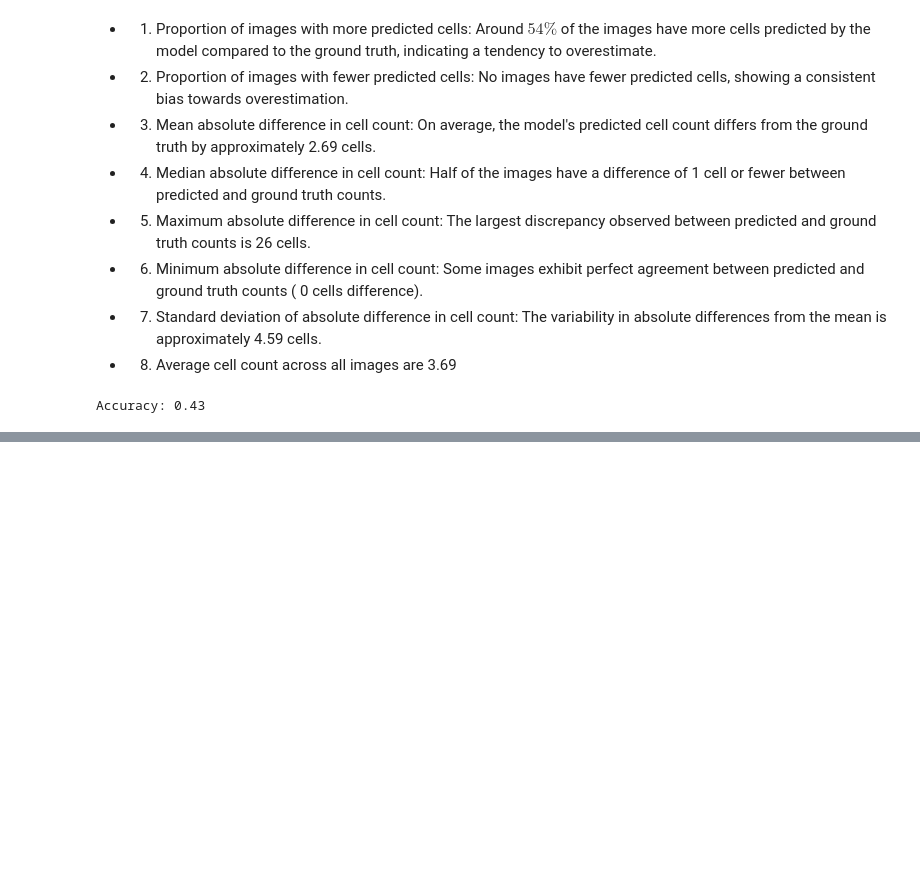
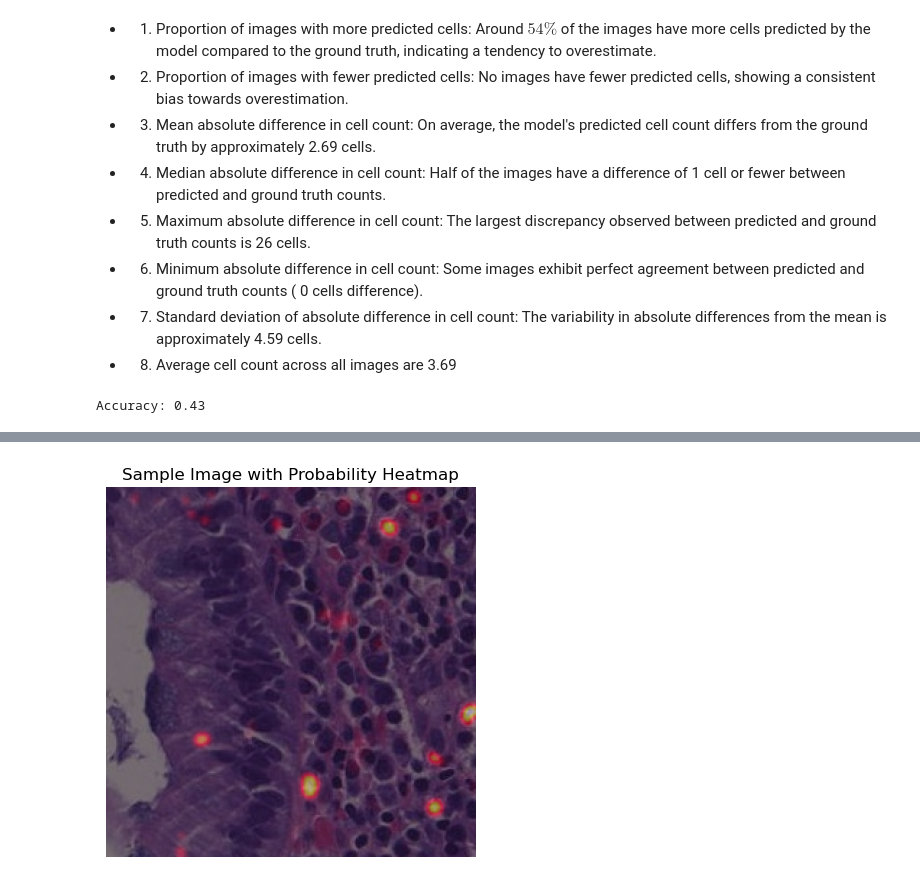
Before and after one commit to Marcusnsr/Bachelor, a Jupyter notebook: Timm_U_net_BN_V2.ipynb, the cells around one changed output, grey strips where cells are left out. Drawn from its saved outputs; the diff is of its cells as text; code cells hidden in the pictures; blank space fills up the shorter version.

```diff
--- a/Timm_U_net_BN_V2.ipynb
+++ b/Timm_U_net_BN_V2.ipynb
@@ -440,0 +436,23 @@ show_heatmap(another_image_heatmap)
+# %%
+# Plot a sample heatmap on top of the original image
+sample_idx = 0
+sample_img = test_dls.items[sample_idx]
+sample_img = PILImage.create(sample_img)
+sample_img = sample_img.resize((256, 256))
+sample_img = np.array(sample_img)
+
+# Normalize the heatmap
+heatmap = heatmaps[sample_idx]
+heatmap = (heatmap - np.min(heatmap)) / (np.max(heatmap) - np.min(heatmap))
+heatmap = np.uint8(255 * heatmap)
+
+# Plot the heatmap on top of the original image
+save_path = Path('sample_heatmap.png')
+plt.imshow(sample_img, cmap='gray')
+plt.imshow(heatmap, cmap='hot', alpha=0.5)
+plt.axis('off')
+plt.title('Sample Image with Probability Heatmap')
+plt.savefig(save_path)
+plt.show()
+# %% [output]
+[figure, added]
```
Also changed, not shown: parts of 6 cells of this notebook.
